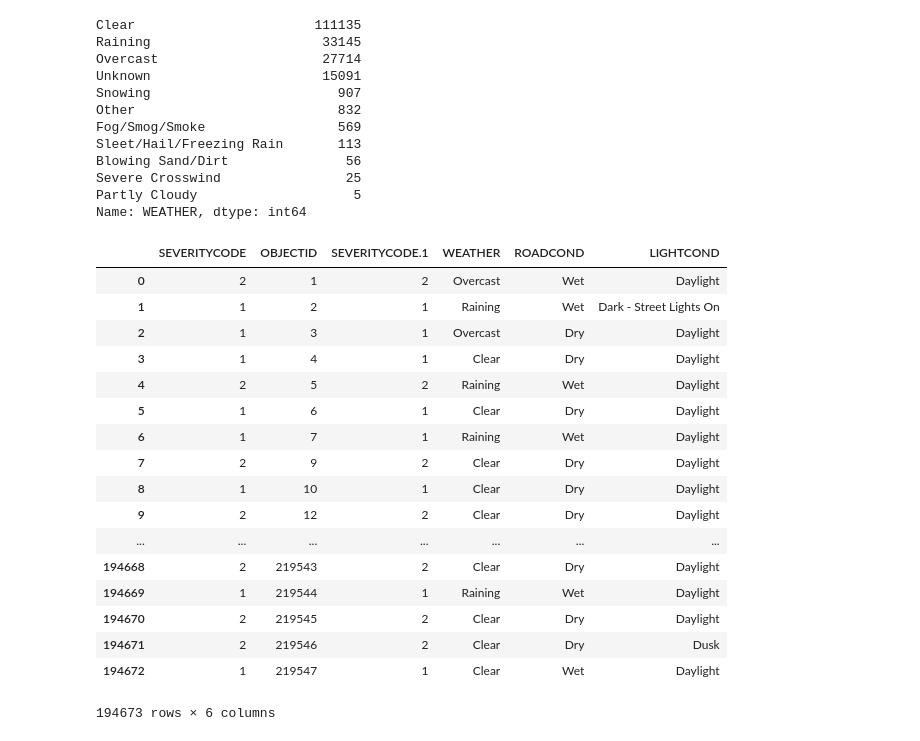
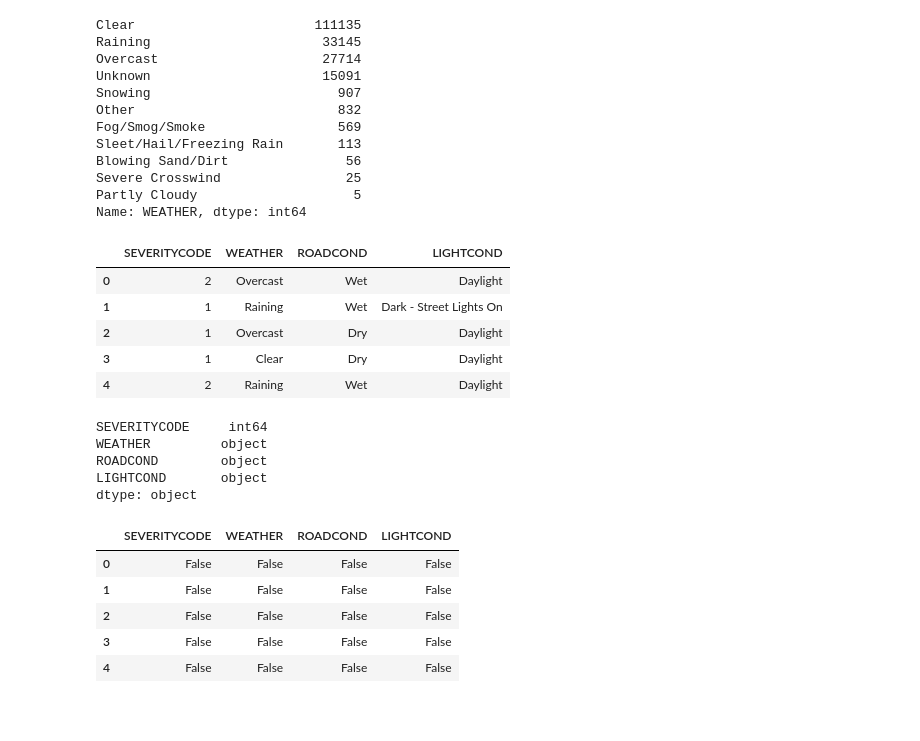
Before and after one commit to BrandonSolares/Coursera_Capstone, a Jupyter notebook: Capstone.ipynb, the cells around one changed output. Saved outputs shown, nothing was run; the diff lists cells and outputs as text; code cells hidden in the pictures; blank space fills up the shorter version.

```diff
--- a/Capstone.ipynb
+++ b/Capstone.ipynb
@@ -84,25 +84,21 @@ Partly Cloudy                    5
 Name: WEATHER, dtype: int64
 # %%
 df1['LOCATION'].value_counts()
-df1.drop("LOCATION", axis=1, inplace=True)
+df1.drop(["LOCATION","SEVERITYCODE.1","OBJECTID"], axis=1, inplace=True)
 # %%
-df1
+df1.head()
 # %% [output]
-|  | SEVERITYCODE | OBJECTID | SEVERITYCODE.1 | WEATHER | ROADCOND | LIGHTCOND |
-| 0 | 2 | 1 | 2 | Overcast | Wet | Daylight |
-| 1 | 1 | 2 | 1 | Raining | Wet | Dark - Street Lights On |
-| 2 | 1 | 3 | 1 | Overcast | Dry | Daylight |
-| 3 | 1 | 4 | 1 | Clear | Dry | Daylight |
-| 4 | 2 | 5 | 2 | Raining | Wet | Daylight |
-| 5 | 1 | 6 | 1 | Clear | Dry | Daylight |
-| 6 | 1 | 7 | 1 | Raining | Wet | Daylight |
-| 7 | 2 | 9 | 2 | Clear | Dry | Daylight |
-| 8 | 1 | 10 | 1 | Clear | Dry | Daylight |
-| 9 | 2 | 12 | 2 | Clear | Dry | Daylight |
-| ... | ... | ... | ... | ... | ... | ... |
-| 194668 | 2 | 219543 | 2 | Clear | Dry | Daylight |
-| 194669 | 1 | 219544 | 1 | Raining | Wet | Daylight |
-| 194670 | 2 | 219545 | 2 | Clear | Dry | Daylight |
-| 194671 | 2 | 219546 | 2 | Clear | Dry | Dusk |
-| 194672 | 1 | 219547 | 1 | Clear | Wet | Daylight |
+|  | SEVERITYCODE | WEATHER | ROADCOND | LIGHTCOND |
+| 0 | 2 | Overcast | Wet | Daylight |
+| 1 | 1 | Raining | Wet | Dark - Street Lights On |
+| 2 | 1 | Overcast | Dry | Daylight |
+| 3 | 1 | Clear | Dry | Daylight |
+| 4 | 2 | Raining | Wet | Daylight |
-194673 rows × 6 columns
+# %%
+df1.dtypes
+# %% [output]
+SEVERITYCODE     int64
+WEATHER         object
+ROADCOND        object
+LIGHTCOND       object
+dtype: object
@@ -108,0 +109,10 @@ df1
+# %%
+missing_data=df1.isnull()
+missing_data.head()
+# %% [output]
+|  | SEVERITYCODE | WEATHER | ROADCOND | LIGHTCOND |
+| 0 | False | False | False | False |
+| 1 | False | False | False | False |
+| 2 | False | False | False | False |
+| 3 | False | False | False | False |
+| 4 | False | False | False | False |
```
Also changed, not shown: parts of 39 cells of this notebook.
